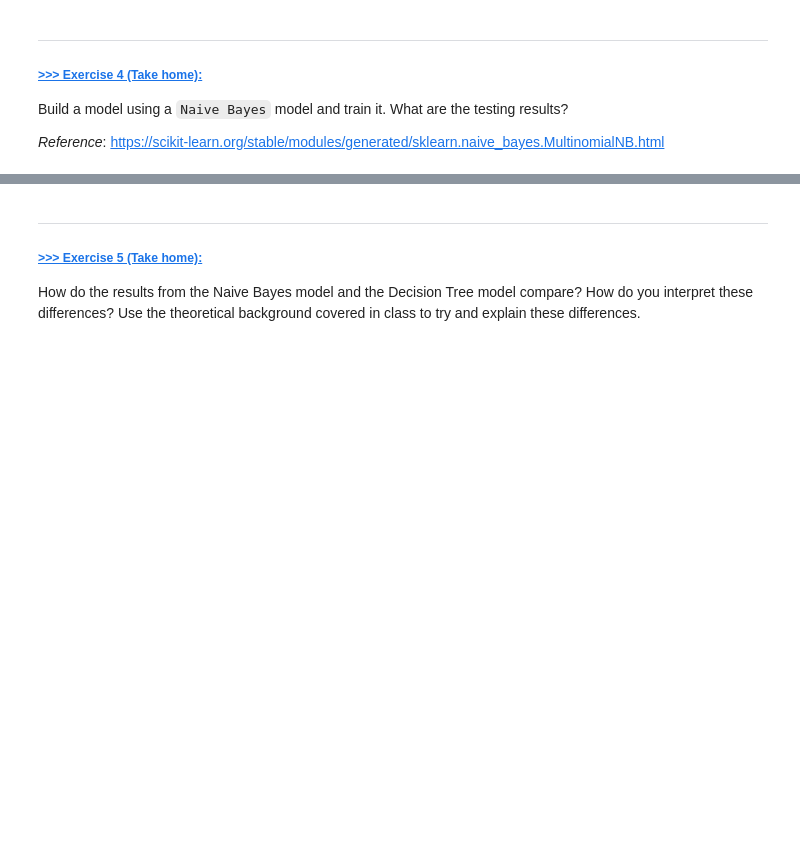
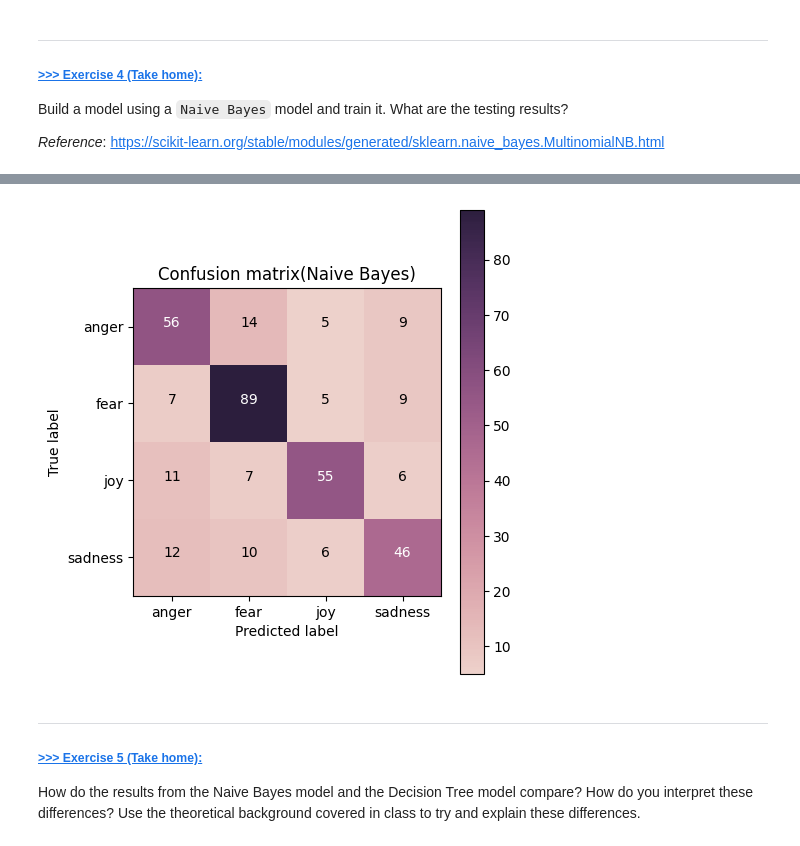
Before and after one commit to Weichan-Chen/DM2025-Lab2-Exercise, a Jupyter notebook: DM2025-Lab2-Master-Phase_1.ipynb, the cells around one changed output, grey strips where cells are left out. Saved outputs shown, nothing was run; the diff lists cells and outputs as text; code cells hidden in the pictures; blank space fills up the shorter version.

```diff
--- a/DM2025-Lab2-Master-Phase_1.ipynb
+++ b/DM2025-Lab2-Master-Phase_1.ipynb
@@ -568,0 +620,71 @@
+# %%
+# Answer here
+
+#bulit Naive Bayes model and training and predict
+from sklearn.naive_bayes import MultinomialNB
+NB_model = MultinomialNB()
+NB_model=NB_model.fit(X_train, y_train)
+
+y_train_pred_NB = NB_model.predict(X_train)
+y_test_pred_NB = NB_model.predict(X_test)
+
+## accuracy
+from sklearn.metrics import accuracy_score
+
+acc_train_NB = accuracy_score(y_true=y_train, y_pred=y_train_pred_NB)
+acc_test_NB = accuracy_score(y_true=y_test, y_pred=y_test_pred_NB)
+
+print('training accuracy: {}'.format(round(acc_train_NB, 2)))
+print('testing accuracy: {}'.format(round(acc_test_NB, 2)))
+
+print("--------------------------------------------------------------------")
+## precision, recall, f1-score,
+from sklearn.metrics import classification_report
+
+print(classification_report(y_true=y_test, y_pred=y_test_pred_NB))
+
+print("--------------------------------------------------------------------")
+
+## check by confusion matrix
+from sklearn.metrics import confusion_matrix
+
+cm_NB = confusion_matrix(y_true=y_test, y_pred=y_test_pred_NB)
+print(cm_NB)
+
+print("--------------------------------------------------------------------")
+
+# Funciton for visualizing confusion_matrix
+import matplotlib.pyplot as plt
+import seaborn as sns
+import numpy as np
+import itertools
+
+def plot_confusion_matrix(cm_NB, classes, title='Confusion matrix',
+                          cmap=sns.cubehelix_palette(as_cmap=True)):
+
+    classes.sort()
+    tick_marks = np.arange(len(classes))
+
+    fig, ax = plt.subplots(figsize=(5,5))
+    im_NB = ax.imshow(cm_NB, interpolation='nearest', cmap=cmap)
+    ax.figure.colorbar(im_NB, ax=ax)
+    ax.set(xticks=np.arange(cm_NB.shape[1]),
+           yticks=np.arange(cm_NB.shape[0]),
+           xticklabels = classes,
+           yticklabels = classes,
+           title = title,
+           xlabel = 'Predicted label',
+           ylabel = 'True label')
+
+    fmt = 'd'
+    thresh = cm_NB.max() / 2.
+    for i, j in itertools.product(range(cm_NB.shape[0]), range(cm_NB.shape[1])):
+        plt.text(j, i, format(cm_NB[i, j], fmt), horizontalalignment="center", color="white" if cm_NB[i, j] > thresh else "black")
+    ylim_top = len(classes) - 0.5
+    plt.ylim([ylim_top, -.5])
+    plt.tight_layout()
+    plt.show()
+
+my_tags = ['anger', 'fear', 'joy', 'sadness']
+plot_confusion_matrix(cm_NB, classes=my_tags, title='Confusion matrix(Naive Bayes)')
+# %% [output]
@@ -569,3 +711,4 @@
+[figure, added]
 # %% [markdown]
 ---
 ##### <a id='toc1_8_1_1_3_'></a>[**>>> Exercise 5 (Take home):**](#toc0_)
```
Also changed, not shown: parts of 18 cells of this notebook.
